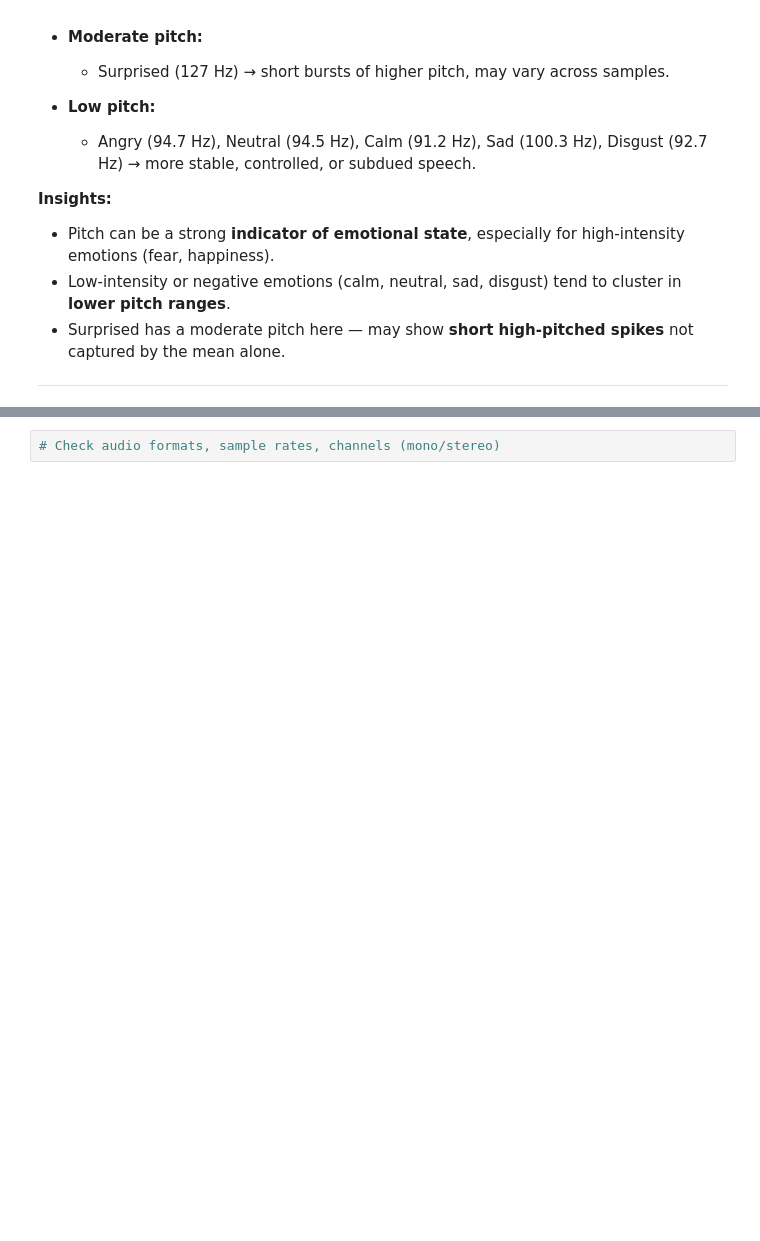
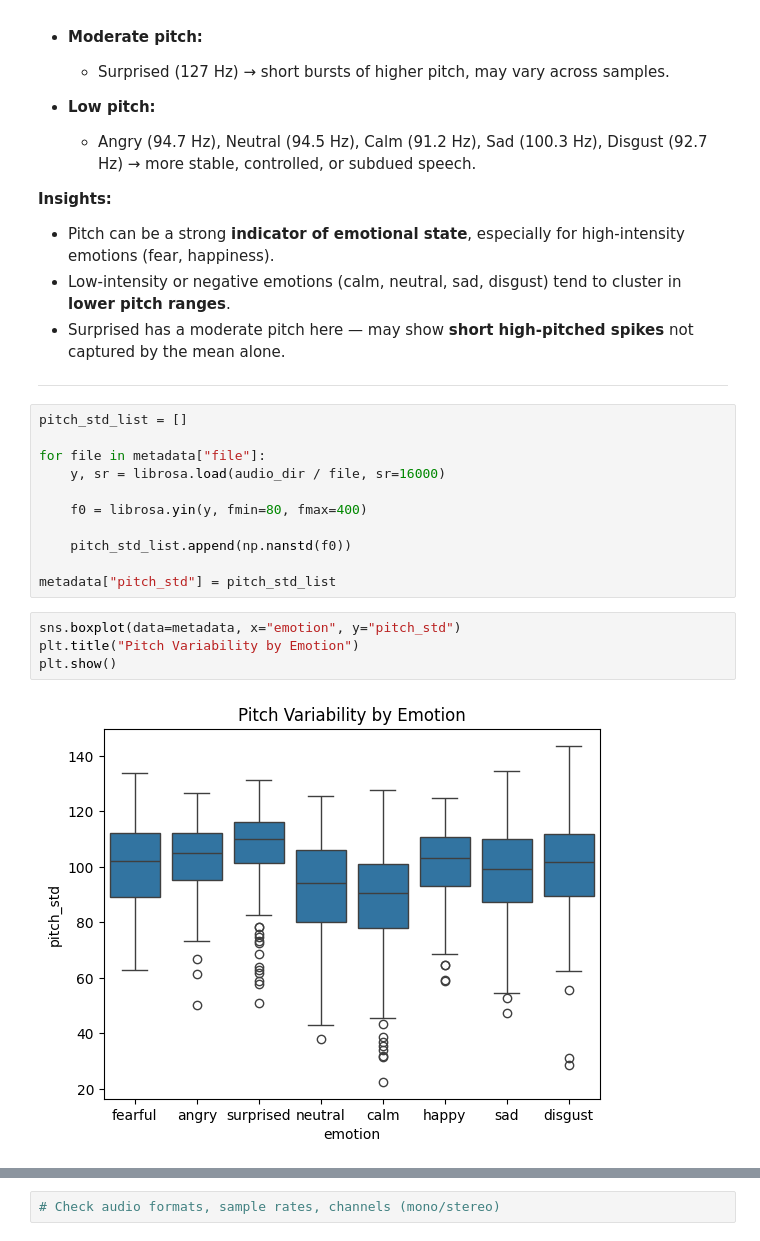
Before and after one commit to zackhng/CDS, a Jupyter notebook: notebooks/audio_analysis.ipynb, the cells around one changed output, grey strips where cells are left out. Drawn from its saved outputs; the diff is of its cells as text; blank space fills up the shorter version.

```diff
--- a/notebooks/audio_analysis.ipynb
+++ b/notebooks/audio_analysis.ipynb
@@ -348,3 +468,20 @@ plt.show()
 * Surprised has a moderate pitch here — may show **short high-pitched spikes** not captured by the mean alone.
 
 ---
+# %%
+pitch_std_list = []
+
+for file in metadata["file"]:
+    y, sr = librosa.load(audio_dir / file, sr=16000)
+
+    f0 = librosa.yin(y, fmin=80, fmax=400)
+
+    pitch_std_list.append(np.nanstd(f0))
+
+metadata["pitch_std"] = pitch_std_list
+# %%
+sns.boxplot(data=metadata, x="emotion", y="pitch_std")
+plt.title("Pitch Variability by Emotion")
+plt.show()
+# %% [output]
+[figure, added]
```
Also changed, not shown: parts of 9 cells of this notebook, 1 other file.
